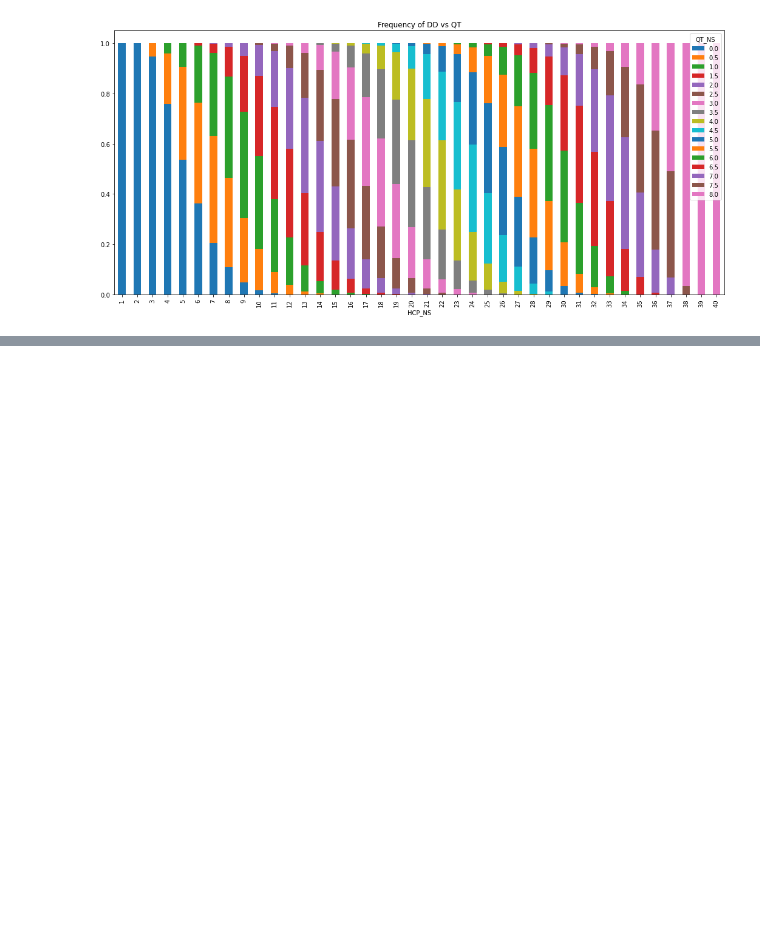
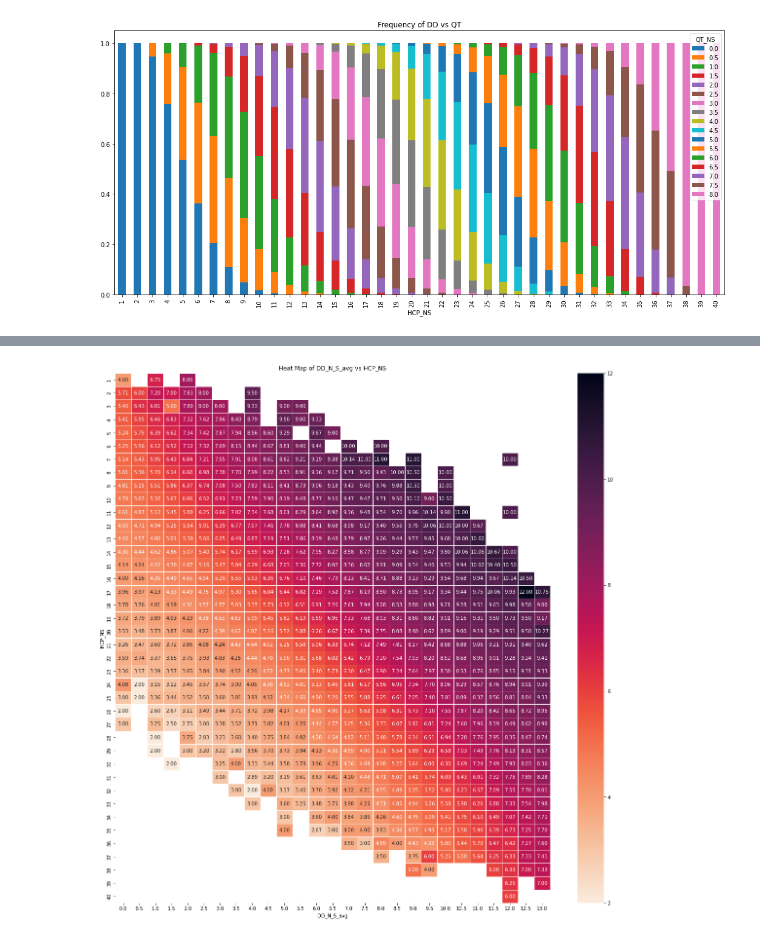
Before and after one commit to BSalita/ML-Contract-Bridge, a Jupyter notebook: src/acbl/acbl_hand_records_dd_evaluation_experiments_metrics.ipynb, the cells around one changed output, grey strips where cells are left out. Cells and saved outputs as stored; diff of their text form; code cells hidden in the pictures; blank space fills up the shorter version.

```diff
--- a/src/acbl/acbl_hand_records_dd_evaluation_experiments_metrics.ipynb
+++ b/src/acbl/acbl_hand_records_dd_evaluation_experiments_metrics.ipynb
@@ -443,0 +544,6 @@ for dd in range(0,14):
+# %%
+DDxHCPxSL = augmented_df.pivot_table(
+    columns='DD_N_S_avg',
+    index='HCP_NS',
+    values='SL_NS_S')
+DDxHCPxSL
@@ -443,0 +569,4 @@ for dd in range(0,14):
+# %%
+plot_heatmap(DDxHCPxSL)
+# %% [output]
+[figure, added]
```
Also changed, not shown: parts of 38 cells of this notebook, 8 other files.
